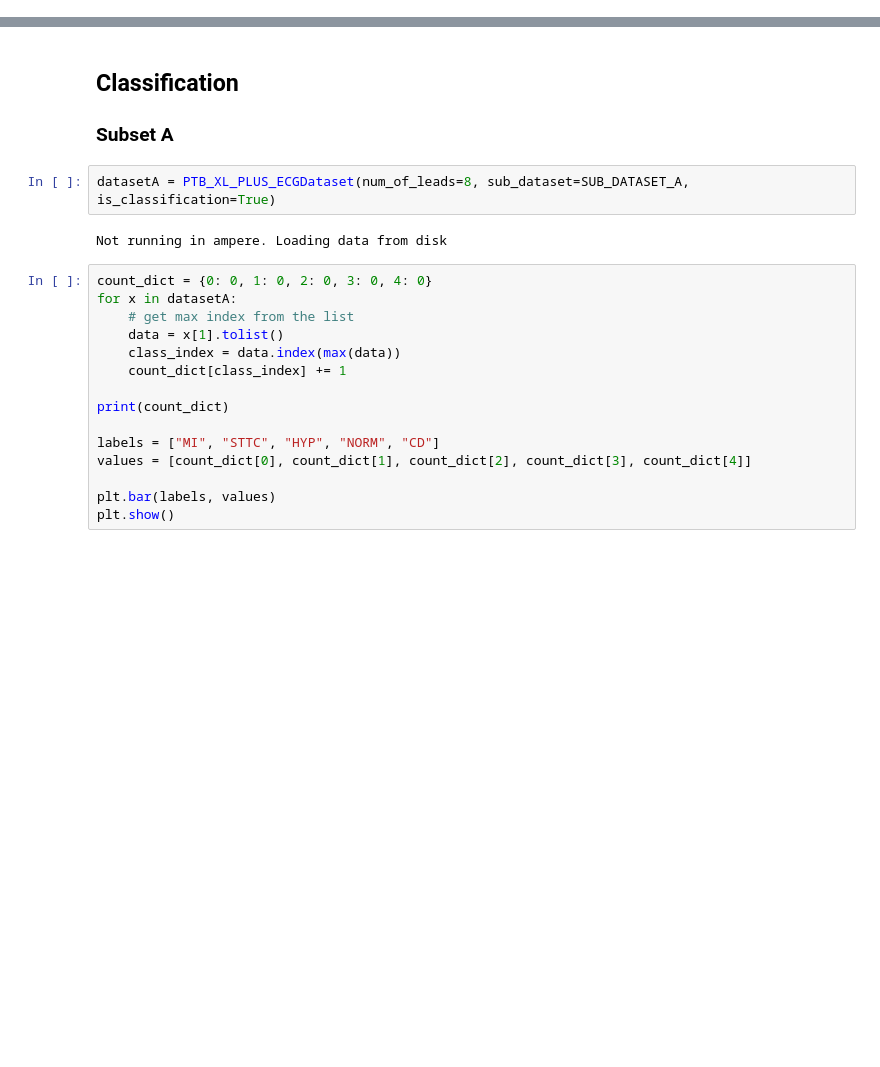
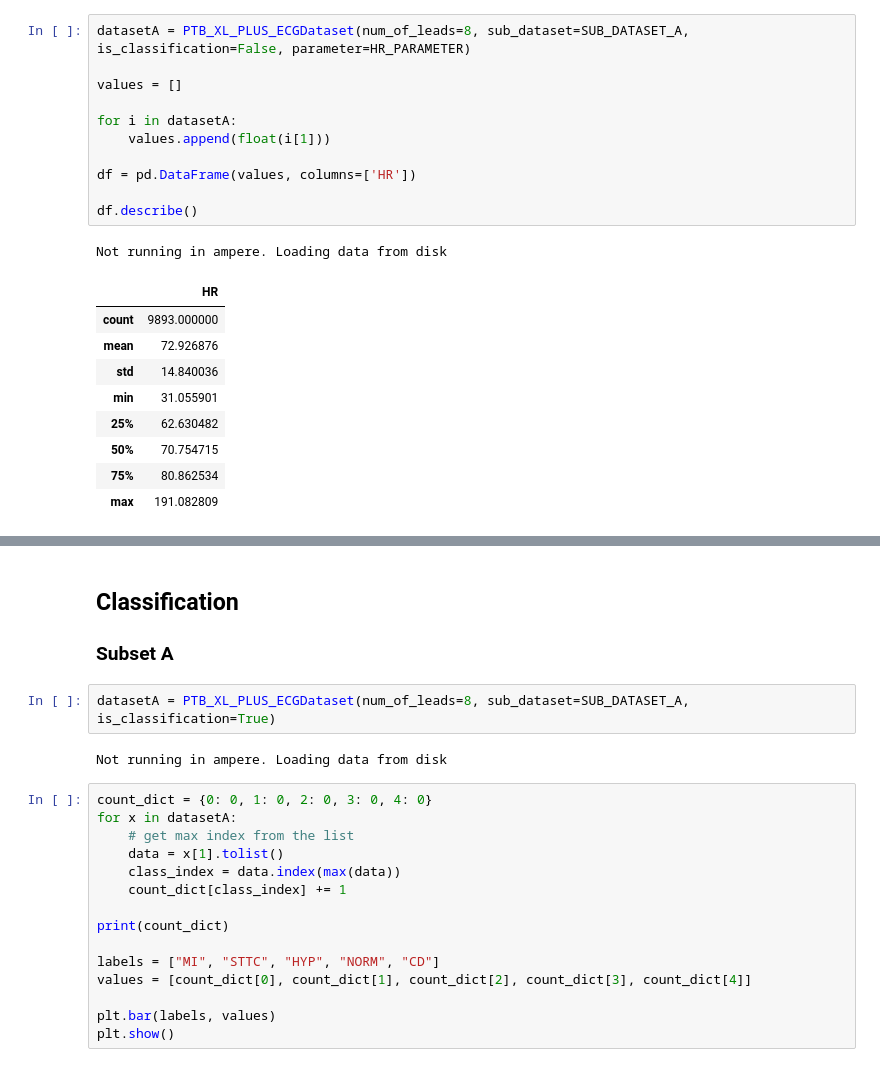
Before and after one commit to cepdnaclk/e18-4yp-GPU-Acceleration-for-Deep-Learning-based-Comprehensive-ECG-analysis, a Jupyter notebook: code/ptb-xl-plus-class-distribution.ipynb, the cells around one changed output, grey strips where cells are left out. Saved outputs shown, nothing was run; the diff lists cells and outputs as text; blank space fills up the shorter version.

Commit message:
Add regression .describe() for each sub dataset

```diff
--- a/code/ptb-xl-plus-class-distribution.ipynb
+++ b/code/ptb-xl-plus-class-distribution.ipynb
@@ -3,0 +8,22 @@ import matplotlib.pyplot as plt
+# %%
+datasetA = PTB_XL_PLUS_ECGDataset(num_of_leads=8, sub_dataset=SUB_DATASET_A, is_classification=False, parameter=HR_PARAMETER)
+
+values = []
+
+for i in datasetA:
+    values.append(float(i[1]))
+
+df = pd.DataFrame(values, columns=['HR'])
+
+df.describe()
+# %% [output]
+Not running in ampere. Loading data from disk
+|  | HR |
+| count | 9893.000000 |
+| mean | 72.926876 |
+| std | 14.840036 |
+| min | 31.055901 |
+| 25% | 62.630482 |
+| 50% | 70.754715 |
+| 75% | 80.862534 |
+| max | 191.082809 |
```
Also changed, not shown: parts of 16 cells of this notebook.
